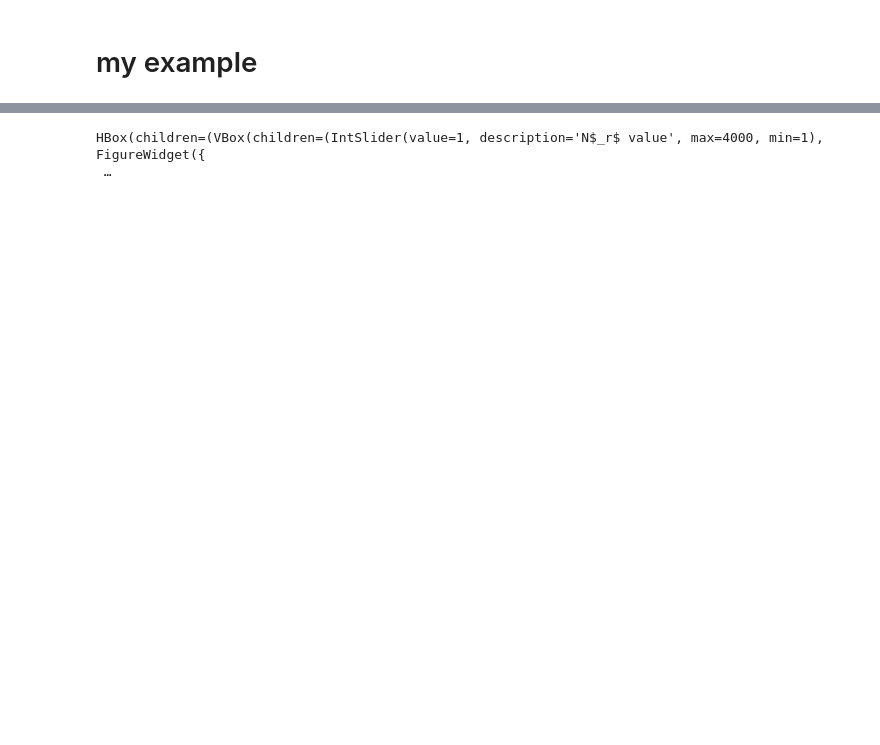
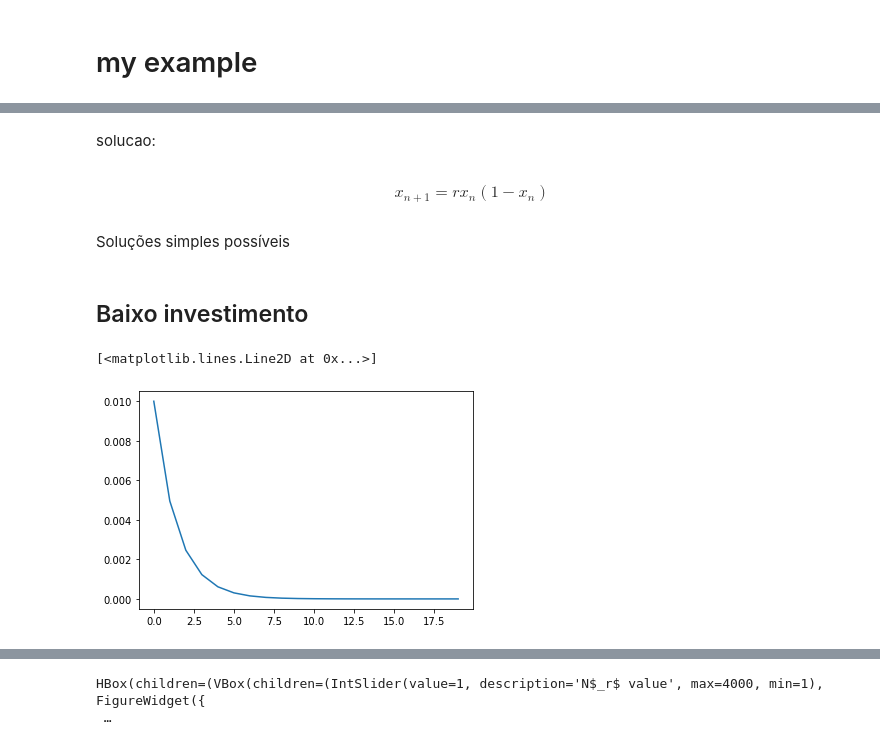
Before and after one commit to leonardoleanodev/lectures, a Jupyter notebook: basic_statistic/plotly_example.ipynb, the cells around one changed output, grey strips where cells are left out. Saved outputs shown, nothing was run; the diff lists cells and outputs as text; code cells hidden in the pictures; blank space fills up the shorter version.

```diff
--- a/basic_statistic/plotly_example.ipynb
+++ b/basic_statistic/plotly_example.ipynb
@@ -10,0 +41,28 @@ from ipywidgets import widgets
+# %% [markdown]
+solucao:
+# %% [markdown]
+\begin{equation*}
+x_{n+1} = rx_{n}(1-x_{n})
+\end{equation*}
+# %% [markdown]
+Soluções simples possíveis
+# %%
+def temporal_evolution(r,i_number,xo):
+    """returns a array with the iteration numbers"""
+    x = xo
+    f=0
+    for _ in range(i_number):
+        x = r*x*(1-x)
+    f = x
+    return f
+# %% [markdown]
+## Baixo investimento
+# %%
+time = np.arange(20)
+r=0.5
+xo=0.01
+yy = [temporal_evolution(r,i,xo) for i in time]
+plt.plot(yy)
+# %% [output]
+[<matplotlib.lines.Line2D at 0x...>]
+[figure, added]
```
Also changed, not shown: parts of 23 cells of this notebook.
